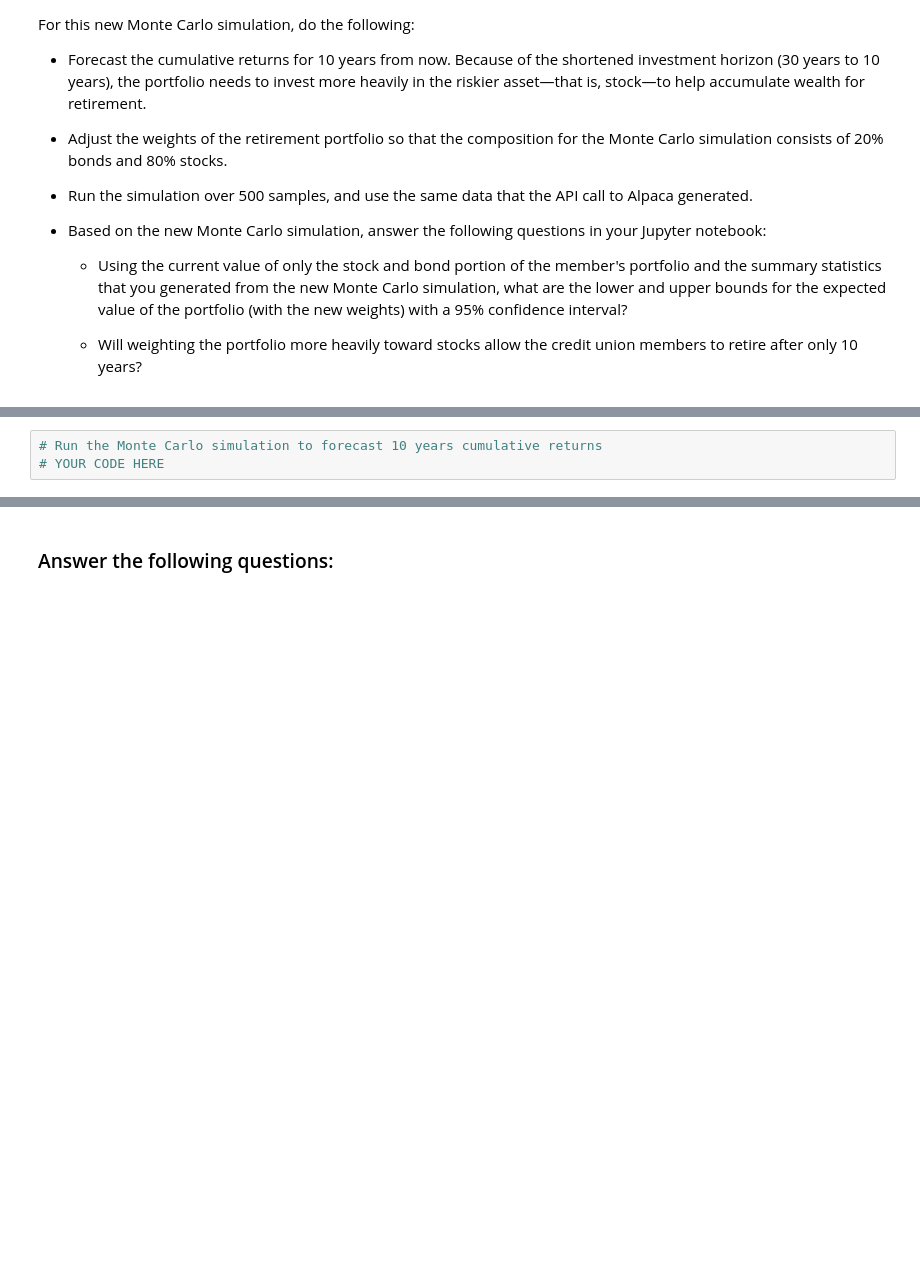
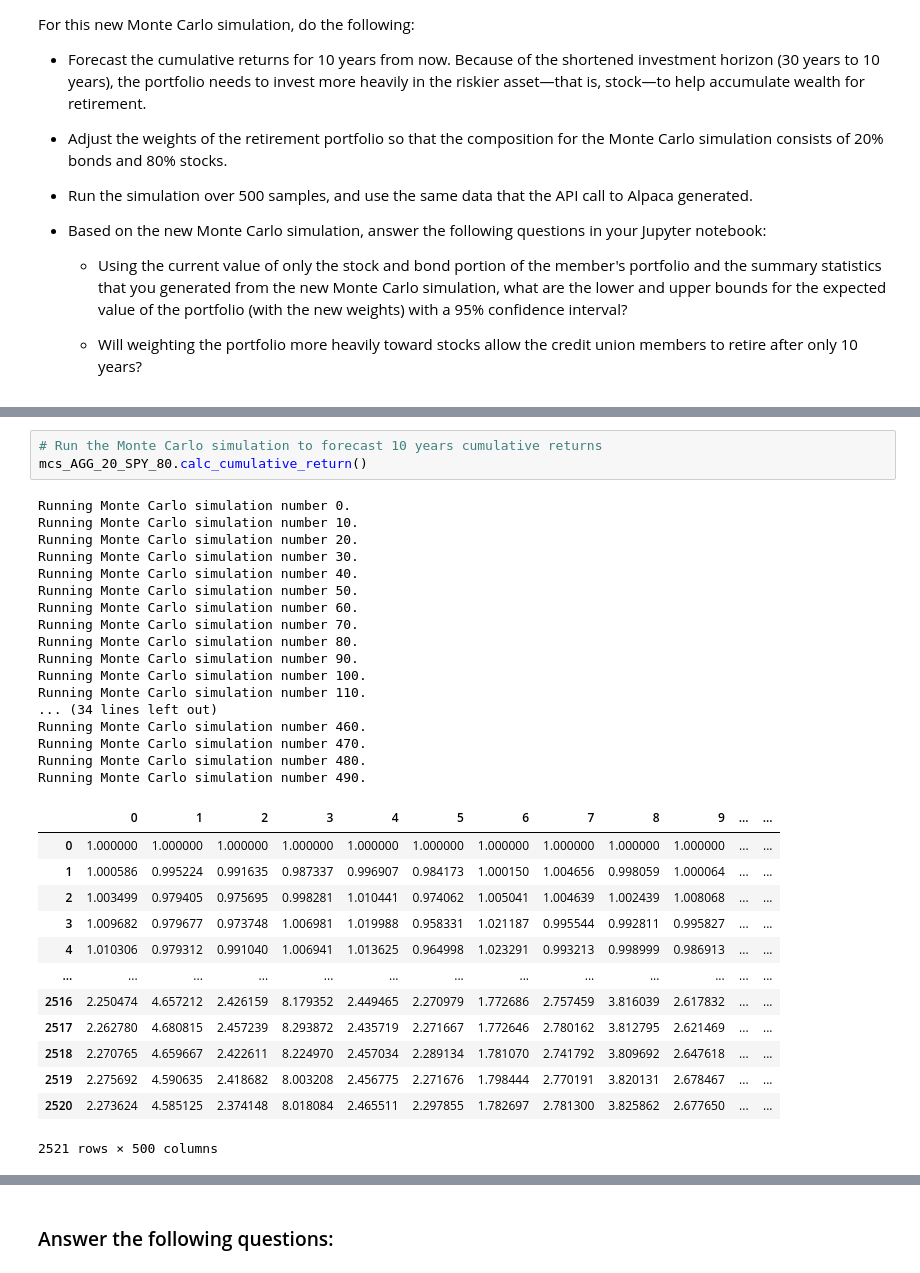
Before and after one commit to pentius00/05_Financial_Planner, a Jupyter notebook: financial_planning_tools.ipynb, the cells around one changed output, grey strips where cells are left out. Cells and saved outputs as stored; diff of their text form; blank space fills up the shorter version.

```diff
--- a/financial_planning_tools.ipynb
+++ b/financial_planning_tools.ipynb
@@ -614,6 +638,37 @@ For this new Monte Carlo simulation, do the following:
 # %%
 # Run the Monte Carlo simulation to forecast 10 years cumulative returns
-# YOUR CODE HERE
+mcs_AGG_20_SPY_80.calc_cumulative_return()
+# %% [output]
+Running Monte Carlo simulation number 0.
+Running Monte Carlo simulation number 10.
+Running Monte Carlo simulation number 20.
+Running Monte Carlo simulation number 30.
+Running Monte Carlo simulation number 40.
+Running Monte Carlo simulation number 50.
+Running Monte Carlo simulation number 60.
+Running Monte Carlo simulation number 70.
+Running Monte Carlo simulation number 80.
+Running Monte Carlo simulation number 90.
+Running Monte Carlo simulation number 100.
+Running Monte Carlo simulation number 110.
+... (34 lines left out)
+Running Monte Carlo simulation number 460.
+Running Monte Carlo simulation number 470.
+Running Monte Carlo simulation number 480.
+Running Monte Carlo simulation number 490.
+|  | 0 | 1 | 2 | 3 | 4 | 5 | 6 | 7 | 8 | 9 | ... | ... |
+| 0 | 1.000000 | 1.000000 | 1.000000 | 1.000000 | 1.000000 | 1.000000 | 1.000000 | 1.000000 | 1.000000 | 1.000000 | ... | ... |
+| 1 | 1.000586 | 0.995224 | 0.991635 | 0.987337 | 0.996907 | 0.984173 | 1.000150 | 1.004656 | 0.998059 | 1.000064 | ... | ... |
+| 2 | 1.003499 | 0.979405 | 0.975695 | 0.998281 | 1.010441 | 0.974062 | 1.005041 | 1.004639 | 1.002439 | 1.008068 | ... | ... |
+| 3 | 1.009682 | 0.979677 | 0.973748 | 1.006981 | 1.019988 | 0.958331 | 1.021187 | 0.995544 | 0.992811 | 0.995827 | ... | ... |
+| 4 | 1.010306 | 0.979312 | 0.991040 | 1.006941 | 1.013625 | 0.964998 | 1.023291 | 0.993213 | 0.998999 | 0.986913 | ... | ... |
+| ... | ... | ... | ... | ... | ... | ... | ... | ... | ... | ... | ... | ... |
+| 2516 | 2.250474 | 4.657212 | 2.426159 | 8.179352 | 2.449465 | 2.270979 | 1.772686 | 2.757459 | 3.816039 | 2.617832 | ... | ... |
+| 2517 | 2.262780 | 4.680815 | 2.457239 | 8.293872 | 2.435719 | 2.271667 | 1.772646 | 2.780162 | 3.812795 | 2.621469 | ... | ... |
+| 2518 | 2.270765 | 4.659667 | 2.422611 | 8.224970 | 2.457034 | 2.289134 | 1.781070 | 2.741792 | 3.809692 | 2.647618 | ... | ... |
+| 2519 | 2.275692 | 4.590635 | 2.418682 | 8.003208 | 2.456775 | 2.271676 | 1.798444 | 2.770191 | 3.820131 | 2.678467 | ... | ... |
+| 2520 | 2.273624 | 4.585125 | 2.374148 | 8.018084 | 2.465511 | 2.297855 | 1.782697 | 2.781300 | 3.825862 | 2.677650 | ... | ... |
+2521 rows × 500 columns
 # %%
 # Visualize the 10-year Monte Carlo simulation by creating an
 # overlay line plot
```
Also changed, not shown: parts of 22 cells of this notebook.
